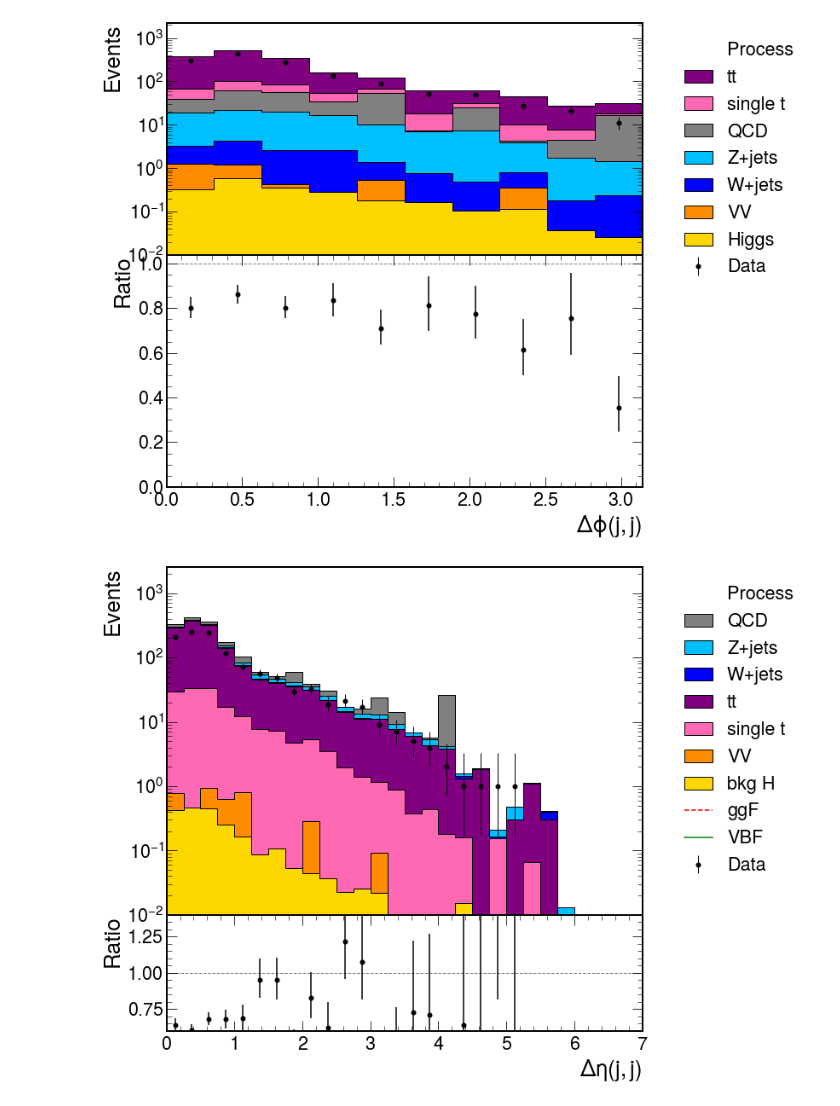
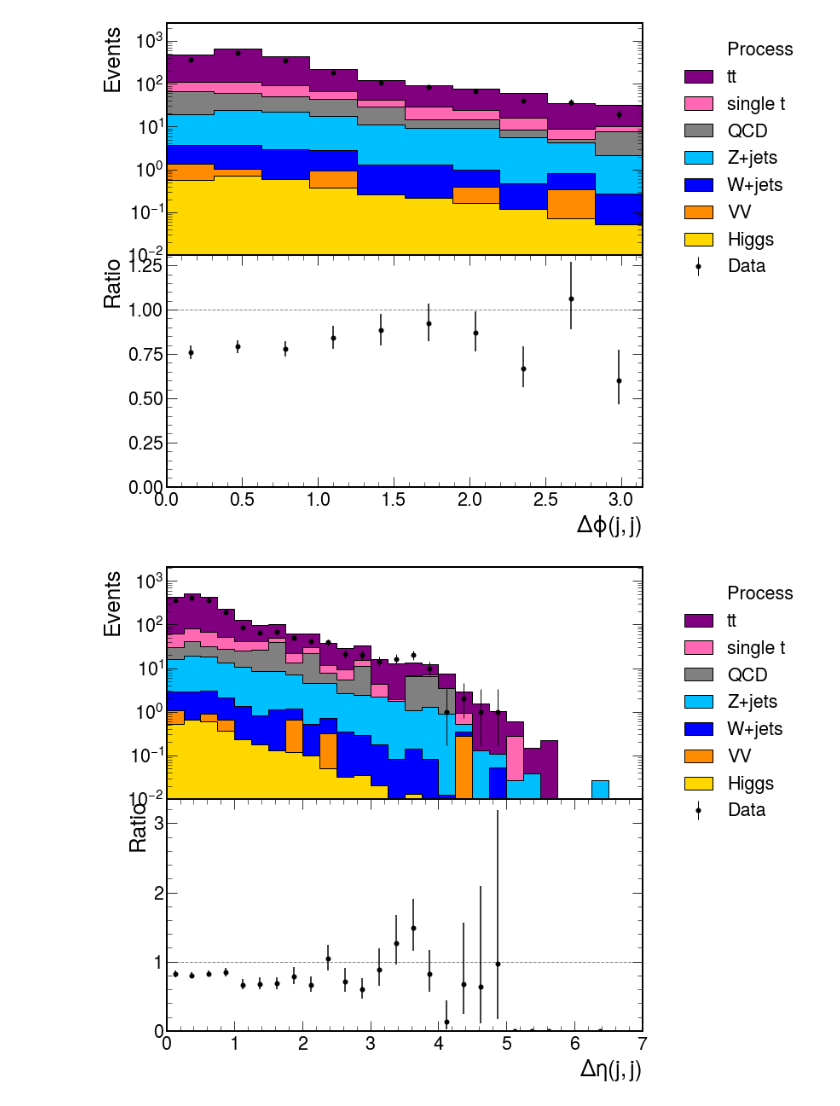
Before and after one commit to jennetd/hbb-cut-based, a Jupyter notebook: vbf-category/ggf-vbf-ddb2-plots/plots-muon.ipynb, the cells around one changed output. Saved outputs shown, nothing was run; the diff lists cells and outputs as text; code cells hidden in the pictures.

```diff
--- a/vbf-category/ggf-vbf-ddb2-plots/plots-muon.ipynb
+++ b/vbf-category/ggf-vbf-ddb2-plots/plots-muon.ipynb
@@ -24,7 +24,7 @@ with open('xsec.json') as f:
 with open('pmap.json') as f:
   pmap = json.load(f)
 # %%
-year = '2017'
+year = '2016'
 nfiles = len(subprocess.getoutput("ls infiles-split/"+year+"*.json").split())
 outsum = processor.dict_accumulator()
 # %%
@@ -48,9 +52,9 @@ plot_datamc_muoncr(fatjetkin.sum('pt1','ddb1'), year+'/datamc_mucr_eta1', 'Jet 1
 # %%
 plot_datamc_muoncr(smalljetkin.sum('deta','mjj','ddb1'), year+'/datamc_mucr_dphi', '$\Delta \phi (j,j)$',xlim=3.14)
 # %% [output]
-[figure, old version]
+[figure, new version]
 # %%
-plot_datamc_ggfvbf(smalljetkin.sum('dphi','mjj'), year+'/datamc_mucr_deta', '$\Delta \eta (j,j)$',xlim=0)
+plot_datamc_muoncr(smalljetkin.sum('mjj','dphi','ddb1'), year+'/datamc_mucr_deta', '$\Delta \eta (j,j)$',xlim=0)
 # %% [output]
-[figure, old version]
+[figure, new version]
 # %%
```
Also changed, not shown: parts of 7 cells of this notebook, 52 other files.
